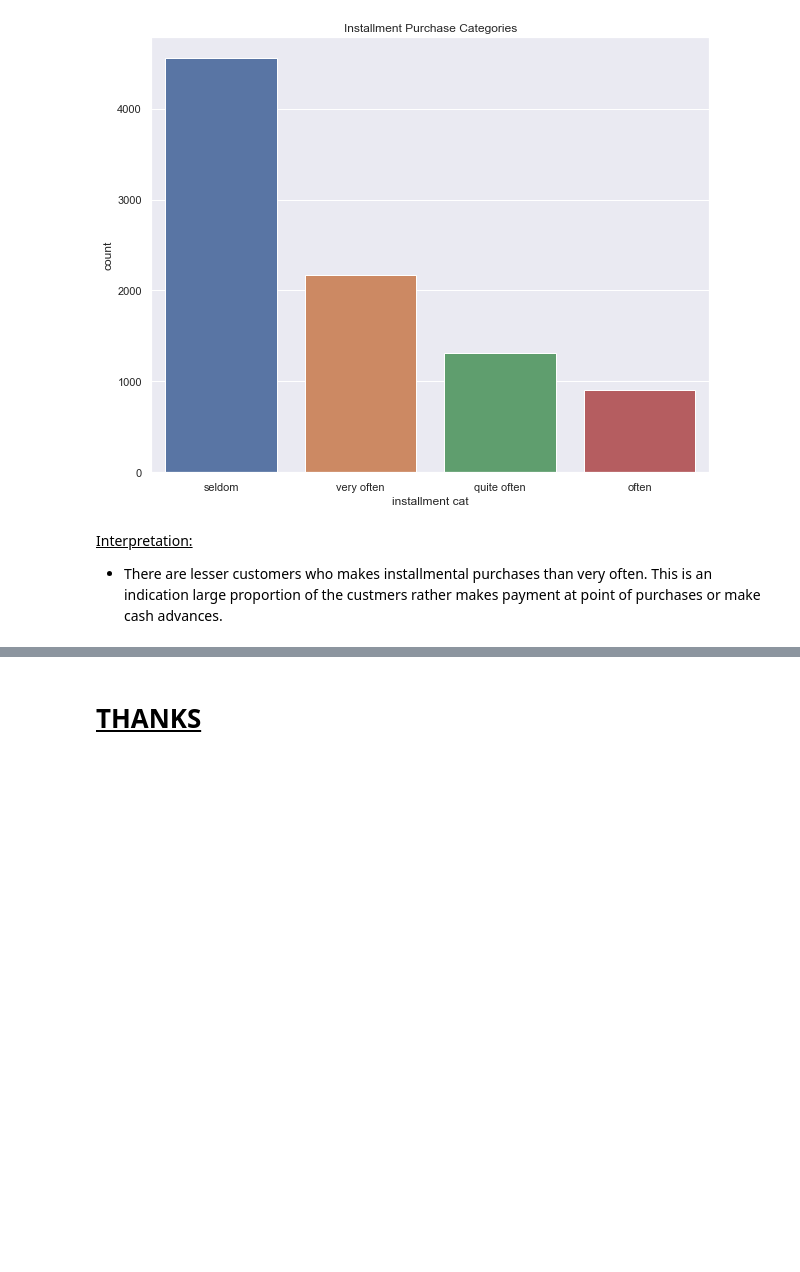
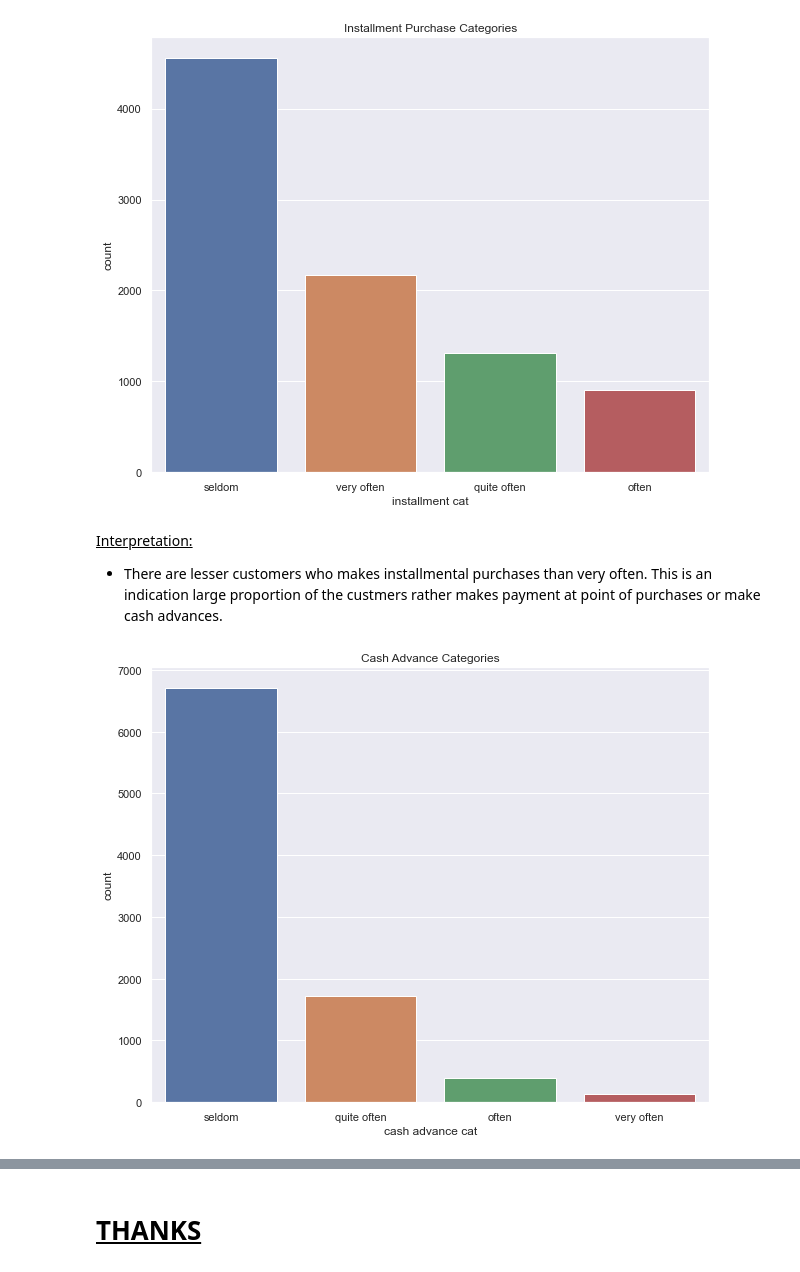
Before and after one commit to DannyEhiz/Customer_Segmentation, a Jupyter notebook: kmeans.ipynb, the cells around one changed output, grey strips where cells are left out. Drawn from its saved outputs; the diff is of its cells as text; code cells hidden in the pictures; blank space fills up the shorter version.

```diff
--- a/kmeans.ipynb
+++ b/kmeans.ipynb
@@ -524,5 +547,13 @@ plt.show()
 # %% [markdown]
 <u>Interpretation: </u> <br>
 - There are lesser customers who makes installmental purchases than very often. This is an indication large proportion of the custmers rather makes payment at point of purchases or make cash advances.
+# %%
+plt.figure(figsize = (10, 8))
+sns.set(style = 'darkgrid')
+orders = cash_adv['cash advance cat'].value_counts(ascending = False).index
+sns.countplot(x = cash_adv['cash advance cat'], order = orders).set(title = 'Cash Advance Categories')
+plt.show()
+# %% [output]
+[figure, added]
 # %%
 # Individual customers shared into clusters
```
Also changed, not shown: parts of 8 cells of this notebook.
